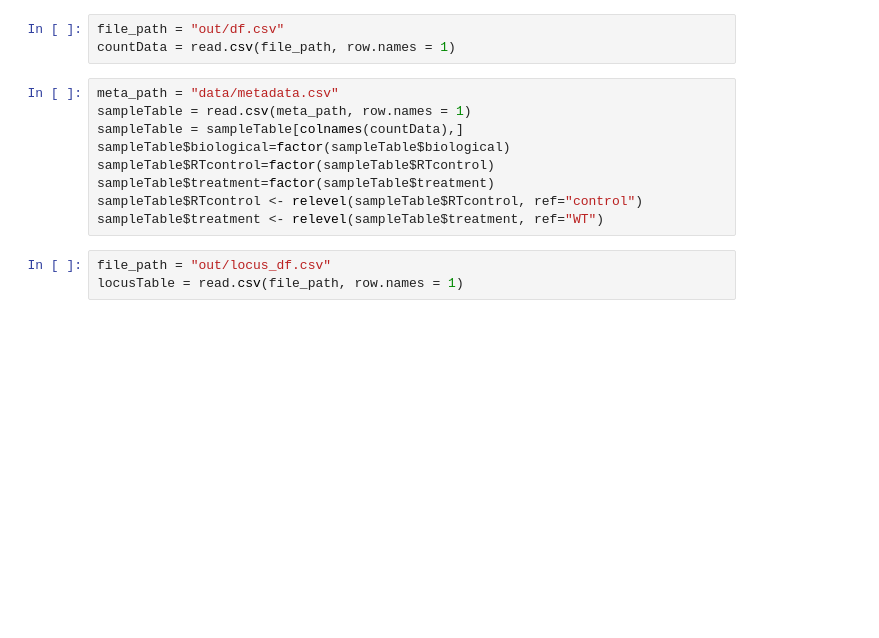
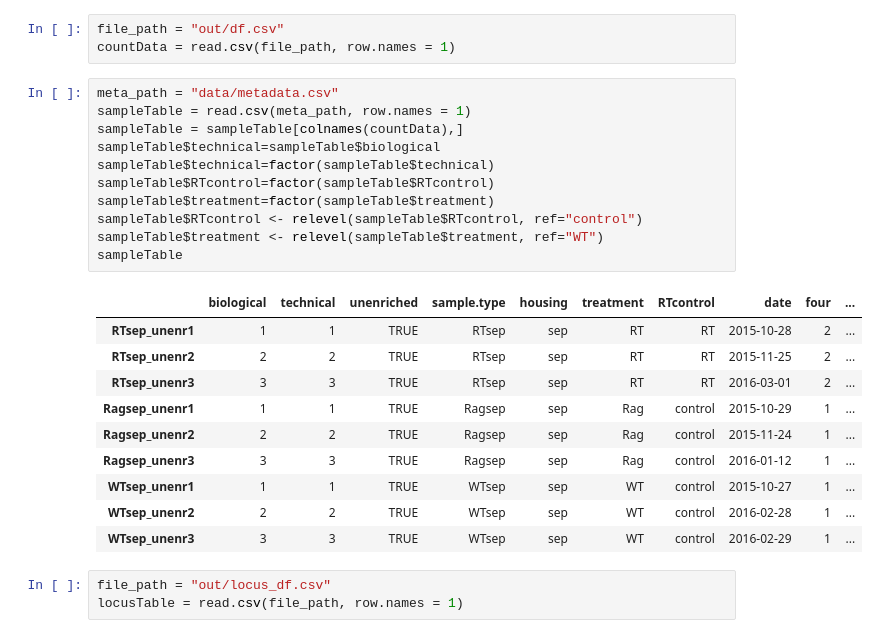
Before and after one commit to fagan2888/CM7_CM1E2d56col_unenr123_rawextract_2017, a Jupyter notebook: scripts/deseq.r.ipynb, the cells around one changed output. Cells and saved outputs as stored; diff of their text form; blank space fills up the shorter version.

```diff
--- a/scripts/deseq.r.ipynb
+++ b/scripts/deseq.r.ipynb
@@ -29,12 +29,25 @@ countData = read.csv(file_path, row.names = 1)
 # %%
 meta_path = "data/metadata.csv"
 sampleTable = read.csv(meta_path, row.names = 1)
 sampleTable = sampleTable[colnames(countData),]
-sampleTable$biological=factor(sampleTable$biological)
+sampleTable$technical=sampleTable$biological
+sampleTable$technical=factor(sampleTable$technical)
 sampleTable$RTcontrol=factor(sampleTable$RTcontrol)
 sampleTable$treatment=factor(sampleTable$treatment)
 sampleTable$RTcontrol <- relevel(sampleTable$RTcontrol, ref="control")
 sampleTable$treatment <- relevel(sampleTable$treatment, ref="WT")
+sampleTable
+# %% [output]
+|  | biological | technical | unenriched | sample.type | housing | treatment | RTcontrol | date | four | ... |
+| RTsep_unenr1 | 1 | 1 | TRUE | RTsep | sep | RT | RT | 2015-10-28 | 2 | ... |
+| RTsep_unenr2 | 2 | 2 | TRUE | RTsep | sep | RT | RT | 2015-11-25 | 2 | ... |
+| RTsep_unenr3 | 3 | 3 | TRUE | RTsep | sep | RT | RT | 2016-03-01 | 2 | ... |
+| Ragsep_unenr1 | 1 | 1 | TRUE | Ragsep | sep | Rag | control | 2015-10-29 | 1 | ... |
+| Ragsep_unenr2 | 2 | 2 | TRUE | Ragsep | sep | Rag | control | 2015-11-24 | 1 | ... |
+| Ragsep_unenr3 | 3 | 3 | TRUE | Ragsep | sep | Rag | control | 2016-01-12 | 1 | ... |
+| WTsep_unenr1 | 1 | 1 | TRUE | WTsep | sep | WT | control | 2015-10-27 | 1 | ... |
+| WTsep_unenr2 | 2 | 2 | TRUE | WTsep | sep | WT | control | 2016-02-28 | 1 | ... |
+| WTsep_unenr3 | 3 | 3 | TRUE | WTsep | sep | WT | control | 2016-02-29 | 1 | ... |
 # %%
 file_path = "out/locus_df.csv"
 locusTable = read.csv(file_path, row.names = 1)
```
Also changed, not shown: parts of 8 cells of this notebook, 2 other files.
